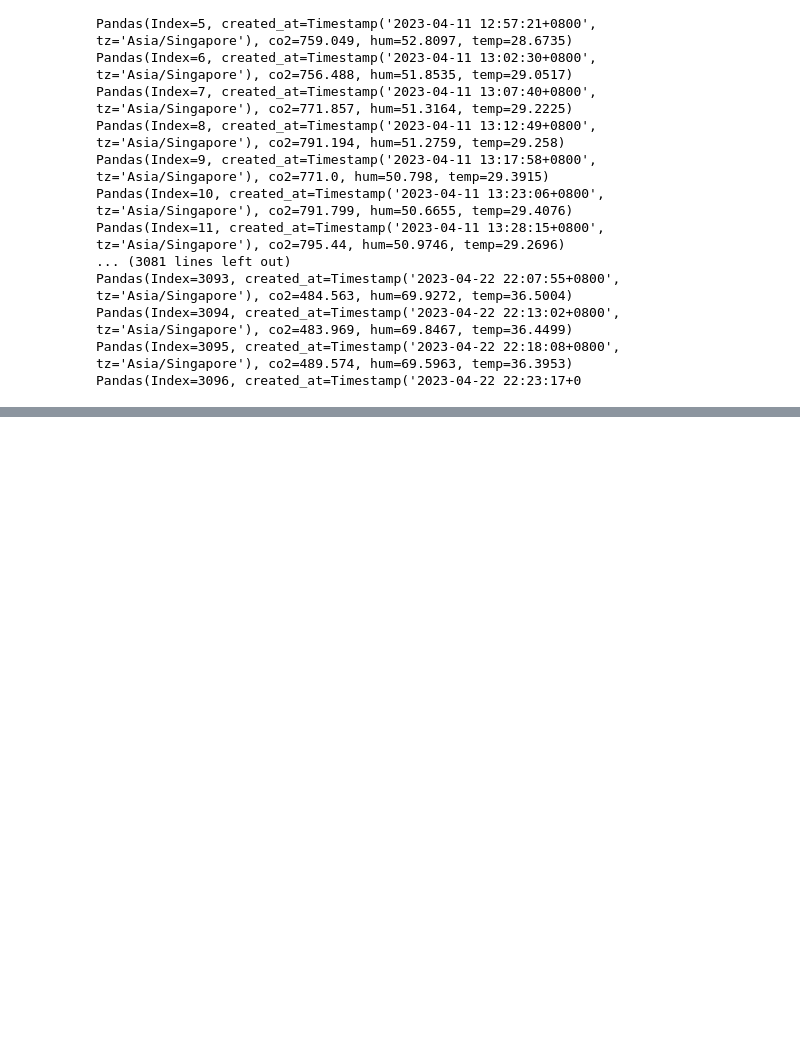
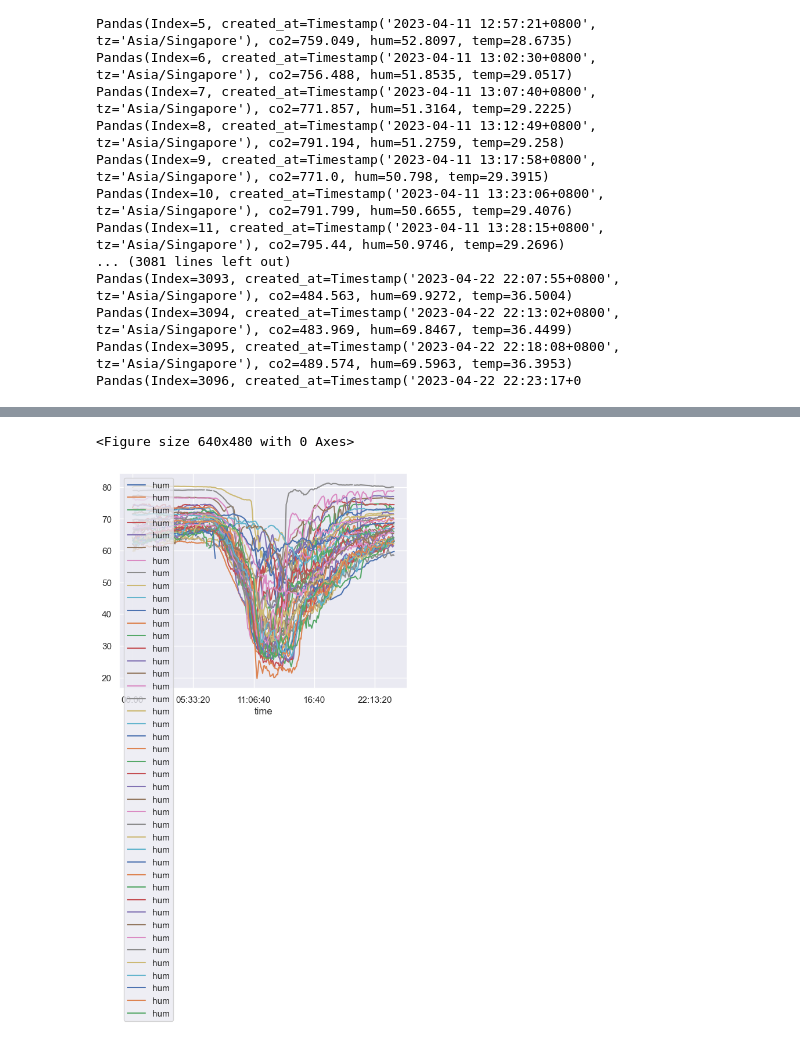
Before and after one commit to After232/corn-men, a Jupyter notebook: main.ipynb, the cells around one changed output, grey strips where cells are left out. Drawn from its saved outputs; the diff is of its cells as text; code cells hidden in the pictures; blank space fills up the shorter version.

```diff
--- a/main.ipynb
+++ b/main.ipynb
@@ -191,0 +184,9 @@ result
+# %%
+fig_co2 = plt.figure()
+ax = time_frames[0].plot(y='hum')
+
+for frame in time_frames[1:-4]:
+    frame.plot(y='hum', ax=ax)
+# %% [output]
+<Figure size 640x480 with 0 Axes>
+[figure, added]
```
Also changed, not shown: parts of 4 cells of this notebook.
